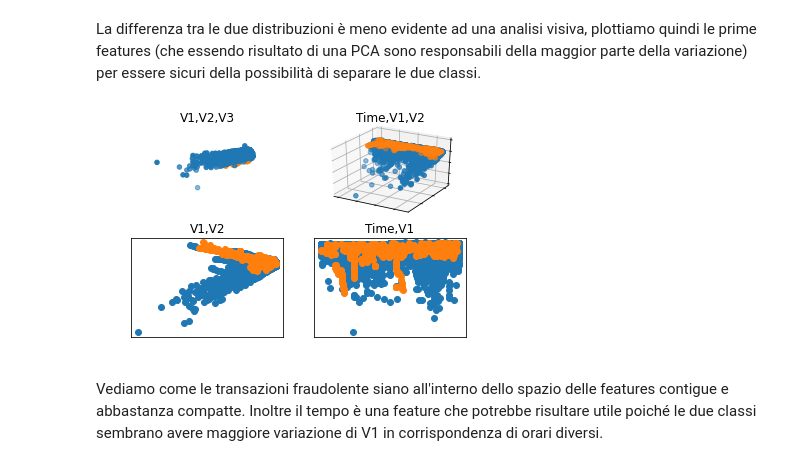
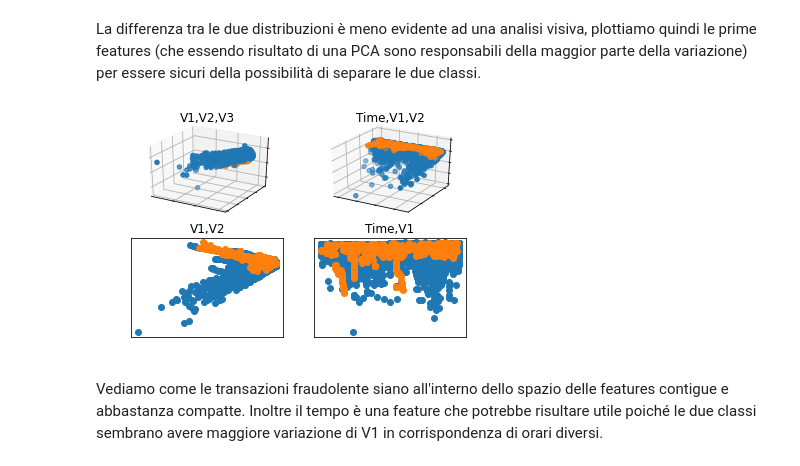
Before and after one commit to Andrea-Augello/Credit-Card-Fraud-Detection, a Jupyter notebook: CardFraud.ipynb, the cells around one changed output. Cells and saved outputs as stored; diff of their text form; code cells hidden in the pictures.

```diff
--- a/CardFraud.ipynb
+++ b/CardFraud.ipynb
@@ -155,7 +163,7 @@ Essendoci soltanto una riga con tempo nullo possiamo utilizzare la trasformazion
 records = records.withColumn("Time",
                              when(records["Time"].isNull(),
                                   100000) \
-                             .otherwise(records["Time"]))
+                             .otherwise(records["Time"])).distinct()
 
-records.describe().show()
+records.describe().toPandas()
 # %% [output]
@@ -181,8 +189,8 @@ def split_categories(dataset, describe=False):
   print("Total transactions:      ",dataset.count())
 
   if describe :
-    fraud.describe().show()
-    legit.describe().show()
+    fraud.describe().toPandas()
+    legit.describe().toPandas()
 
   return (fraud, legit)
 
@@ -260,35 +268,41 @@ fraud_y    =fraud.select("V2").toPandas()
 fraud_z    =fraud.select("V3").toPandas()
 fraud_time =fraud.select("Time").toPandas()
 
 fig = plt.figure()
 ax = fig.add_subplot(2,2,1,projection='3d')
-ax.axis('off')
+ax.set_xticklabels([])
+ax.set_yticklabels([])
+ax.set_zticklabels([])
 ax.tick_params(labelcolor='w', top=False, bottom=False, left=False, right=False)
 ax.set_title("V1,V2,V3")
 ax.scatter(legit_x, legit_y, legit_z)
 ax.scatter(fraud_x, fraud_y, fraud_z)
 
 ax = fig.add_subplot(2,2,3)
 ax.tick_params(labelcolor='w', top=False, bottom=False, left=False, right=False)
 ax.set_title("V1,V2")
 ax.scatter(legit_x, legit_y)
 ax.scatter(fraud_x, fraud_y)
 
 ax = fig.add_subplot(2,2,2,projection='3d')
+ax.set_xticklabels([])
+ax.set_yticklabels([])
+ax.set_zticklabels([])
+ax.tick_params(labelcolor='w', top=False, bottom=False, left=False, right=False)
 ax.tick_params(labelcolor='w', top=False, bottom=False, left=False, right=False)
 ax.set_title("Time,V1,V2")
 ax.scatter(legit_time, legit_x, legit_y)
 ax.scatter(fraud_time, fraud_x, fraud_y)
 
 ax = fig.add_subplot(2,2,4)
 ax.tick_params(labelcolor='w', top=False, bottom=False, left=False, right=False)
 ax.set_title("Time,V1")
 ax.scatter(legit_time, legit_x)
 ax.scatter(fraud_time, fraud_x)
 
 plt.show()
 # %% [output]
-[figure, old version]
+[figure, new version]
 # %% [markdown]
 Vediamo come le transazioni fraudolente siano all'interno dello spazio delle features contigue e abbastanza compatte. Inoltre il tempo è una feature che potrebbe risultare utile poiché le due classi sembrano avere maggiore variazione di V1 in corrispondenza di orari diversi.
 # %% [markdown]
```
Also changed, not shown: parts of 36 cells of this notebook.
